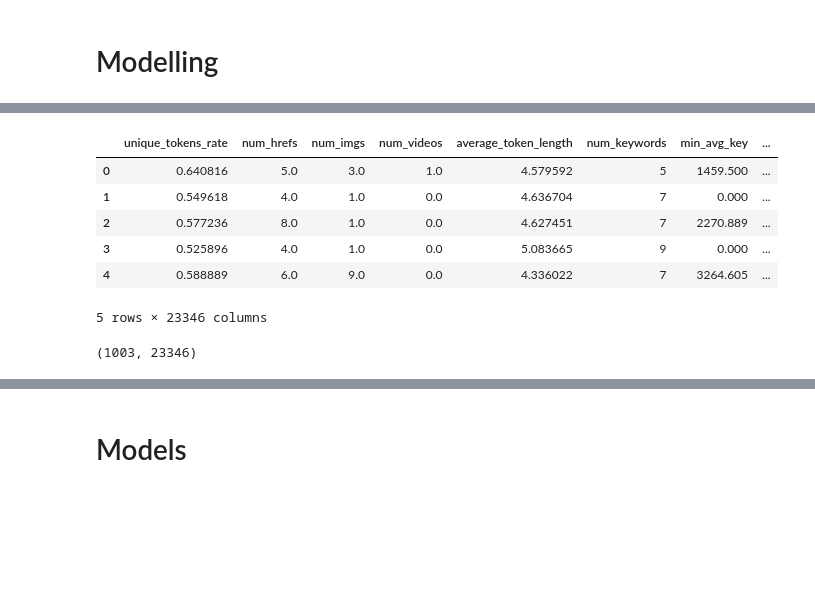
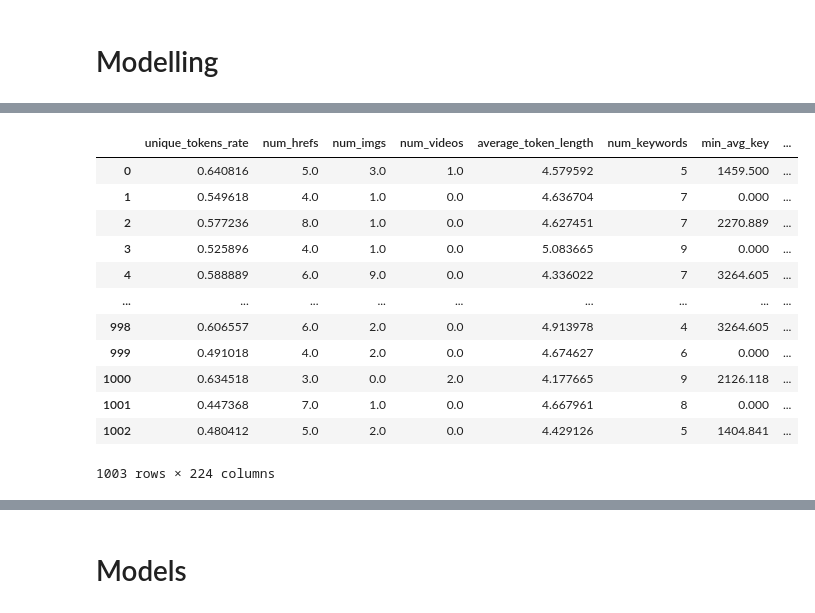
Before and after one commit to Thaps/ProjectPro, a Jupyter notebook: My Projects/ProjectPro/News_Article_Share_Prediction/Notebooks/Modelling.ipynb, the cells around one changed output, grey strips where cells are left out. Drawn from its saved outputs; the diff is of its cells as text; code cells hidden in the pictures; blank space fills up the shorter version.

```diff
--- a/My Projects/ProjectPro/News_Article_Share_Prediction/Notebooks/Modelling.ipynb
+++ b/My Projects/ProjectPro/News_Article_Share_Prediction/Notebooks/Modelling.ipynb
@@ -12,6 +12,3 @@ from sklearn.metrics import mean_squared_error, mean_absolute_error, r2_score
 from sklearn.neural_network import MLPRegressor
 from sklearn.preprocessing import StandardScaler
 from sklearn.ensemble import GradientBoostingRegressor
-# %%
-data = pd.read_csv('../Data/preprocessedtf.csv')
-data.head()
@@ -37,0 +15,7 @@ data.head()
+# %%
+def importData(location):
+    data = pd.read_csv(location)
+    return data
+# %%
+cv_2_200 = importData('../Data/cv_2_200.csv')
+cv_2_200.head()
@@ -38,16 +41,6 @@ data.head()
 # %%
-# extracting numeric data into dataframe df
-df = data.drop(['article_id', 'title', 'text', 'data_channel_cleaned', 'text_prepared', 'published_date_cleaned'], axis=1)
-df.head()
+# Function for deleting column Unnamed: 0 and also creating df which only has numeric fields
+def initialProcessing(data):
+    data.drop('Unnamed: 0', axis=1, inplace=True)
+    df = data.drop(['article_id', 'title', 'text', 'data_channel_cleaned', 'text_prepared', 'published_date_cleaned'], axis=1)
+    return df
-# %% [output]
-|  | unique_tokens_rate | num_hrefs | num_imgs | num_videos | average_token_length | num_keywords | min_avg_key | ... |
-| 0 | 0.640816 | 5.0 | 3.0 | 1.0 | 4.579592 | 5 | 1459.500 | ... |
-| 1 | 0.549618 | 4.0 | 1.0 | 0.0 | 4.636704 | 7 | 0.000 | ... |
-| 2 | 0.577236 | 8.0 | 1.0 | 0.0 | 4.627451 | 7 | 2270.889 | ... |
-| 3 | 0.525896 | 4.0 | 1.0 | 0.0 | 5.083665 | 9 | 0.000 | ... |
-| 4 | 0.588889 | 6.0 | 9.0 | 0.0 | 4.336022 | 7 | 3264.605 | ... |
-5 rows × 23346 columns
-# %%
-df.shape
-# %% [output]
-(1003, 23346)
@@ -57,0 +47,17 @@ y = df[['shares']]
+# %%
+cv_2_200 = initialProcessing(cv_2_200)
+cv_2_200
+# %% [output]
+|  | unique_tokens_rate | num_hrefs | num_imgs | num_videos | average_token_length | num_keywords | min_avg_key | ... |
+| 0 | 0.640816 | 5.0 | 3.0 | 1.0 | 4.579592 | 5 | 1459.500 | ... |
+| 1 | 0.549618 | 4.0 | 1.0 | 0.0 | 4.636704 | 7 | 0.000 | ... |
+| 2 | 0.577236 | 8.0 | 1.0 | 0.0 | 4.627451 | 7 | 2270.889 | ... |
+| 3 | 0.525896 | 4.0 | 1.0 | 0.0 | 5.083665 | 9 | 0.000 | ... |
+| 4 | 0.588889 | 6.0 | 9.0 | 0.0 | 4.336022 | 7 | 3264.605 | ... |
+| ... | ... | ... | ... | ... | ... | ... | ... | ... |
+| 998 | 0.606557 | 6.0 | 2.0 | 0.0 | 4.913978 | 4 | 3264.605 | ... |
+| 999 | 0.491018 | 4.0 | 2.0 | 0.0 | 4.674627 | 6 | 0.000 | ... |
+| 1000 | 0.634518 | 3.0 | 0.0 | 2.0 | 4.177665 | 9 | 2126.118 | ... |
+| 1001 | 0.447368 | 7.0 | 1.0 | 0.0 | 4.667961 | 8 | 0.000 | ... |
+| 1002 | 0.480412 | 5.0 | 2.0 | 0.0 | 4.429126 | 5 | 1404.841 | ... |
+1003 rows × 224 columns
```
Also changed, not shown: parts of 43 cells of this notebook, 6 other files.
